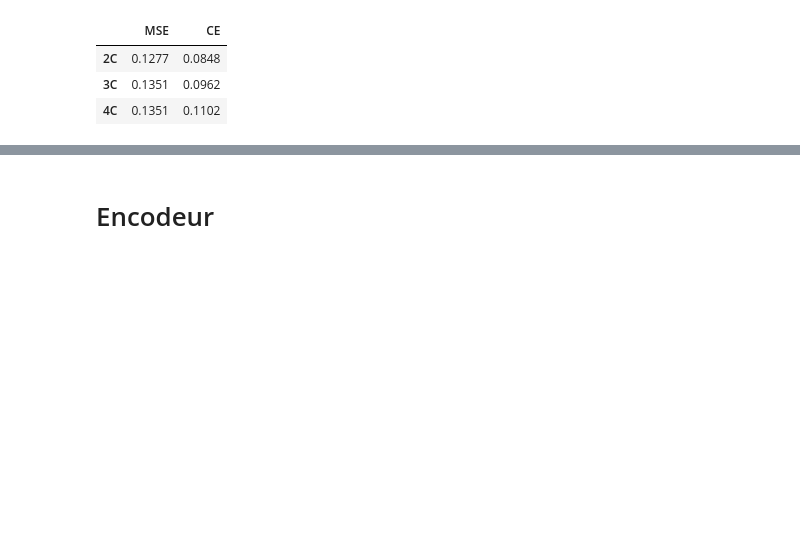
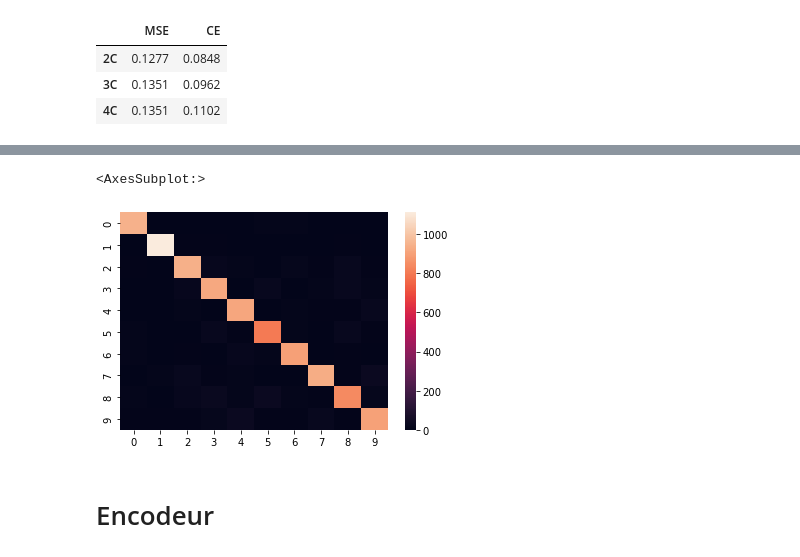
Before and after one commit to Steinz0/NN-from-scratch, a Jupyter notebook: experimentation.ipynb, the cells around one changed output, grey strips where cells are left out. Saved outputs shown, nothing was run; the diff lists cells and outputs as text; code cells hidden in the pictures; blank space fills up the shorter version.

```diff
--- a/experimentation.ipynb
+++ b/experimentation.ipynb
@@ -600,3 +620,8 @@ cf_matrix = confusion_matrix(mnist_test_y, y_pred)
+# %%
+sns.heatmap(cf_matrix, annot=False)
+# %% [output]
+<AxesSubplot:>
+[figure, added]
 # %% [markdown]
 # Encodeur
 # %% [markdown]
```
Also changed, not shown: parts of 146 cells of this notebook, 11 other files.
